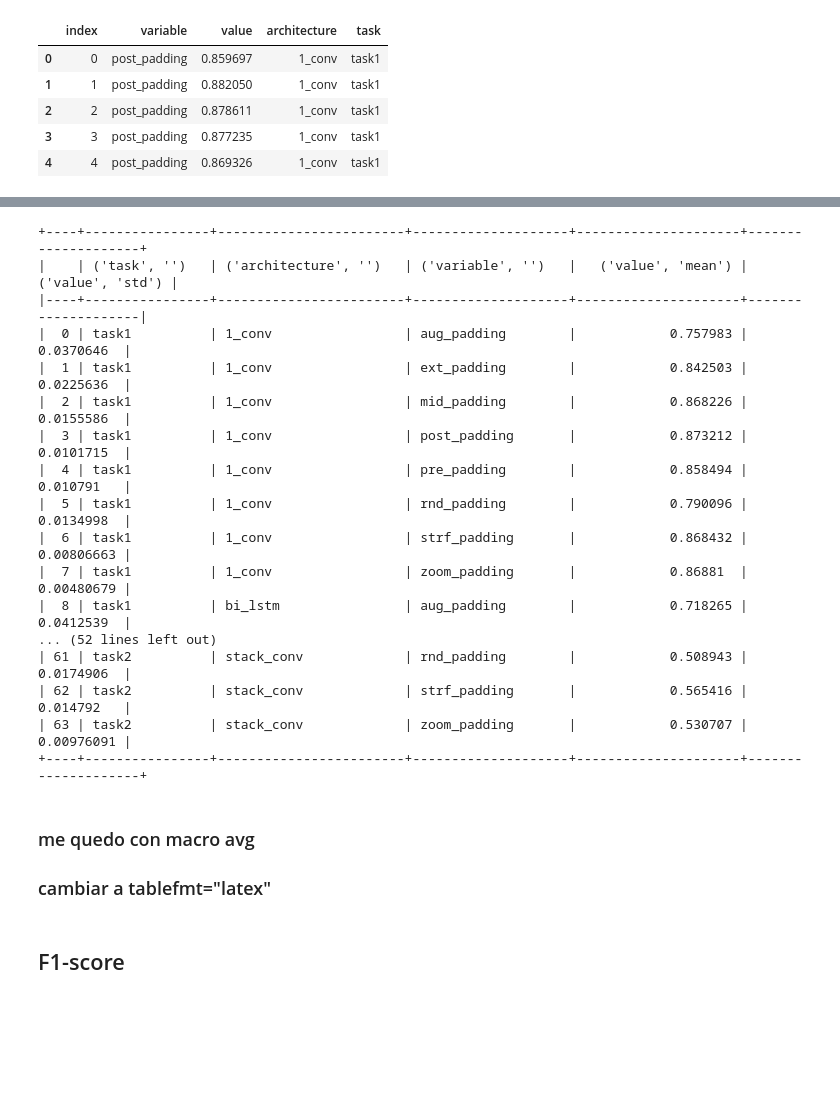
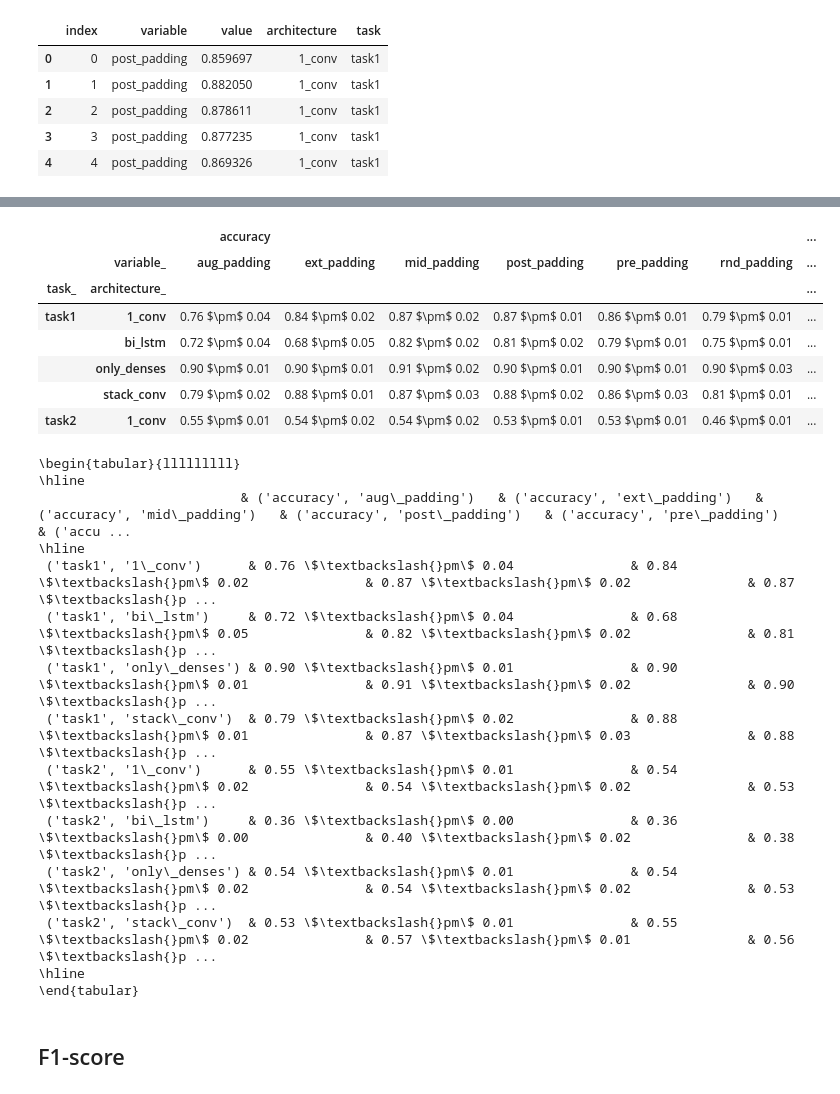
Before and after one commit to b2slab/padding_benchmark, a Jupyter notebook: notebooks/comparing_architectures.ipynb, the cells around one changed output, grey strips where cells are left out. Drawn from its saved outputs; the diff is of its cells as text; code cells hidden in the pictures; blank space fills up the shorter version.

```diff
--- a/notebooks/comparing_architectures.ipynb
+++ b/notebooks/comparing_architectures.ipynb
@@ -143,0 +185,3 @@ accu_group = accu_final.groupby(["task", "architecture", "variable"], as_index=F
+# %%
+accu_group.columns = ['_'.join(col) for col in accu_group.columns]
+accu_group.head()
@@ -143,0 +195,3 @@ accu_group = accu_final.groupby(["task", "architecture", "variable"], as_index=F
+# %%
+accu_group["accuracy"] = accu_group[['value_mean','value_std']].apply(lambda x : '{:0.2f} $\pm$ {:0.2f}'.format(x[0],x[1]), axis=1)
+accu_group.head()
@@ -143,0 +205,16 @@ accu_group = accu_final.groupby(["task", "architecture", "variable"], as_index=F
+# %%
+#prueba = accu_group.pivot(columns="variable_", index=["task_", "architecture_" ], values=["value_mean"])
+#prueba.head()
+
+accu_def = accu_group.loc[:,['task_', 'architecture_', 'variable_', "accuracy"]].set_index(['task_', 'architecture_', 'variable_']).unstack(level=-1)
+# %%
+accu_def.head()
+# %% [output]
+|  |  | accuracy |  |  |  |  |  | ... |
+|  | variable_ | aug_padding | ext_padding | mid_padding | post_padding | pre_padding | rnd_padding | ... |
+| task_ | architecture_ |  |  |  |  |  |  | ... |
+| task1 | 1_conv | 0.76 $\pm$ 0.04 | 0.84 $\pm$ 0.02 | 0.87 $\pm$ 0.02 | 0.87 $\pm$ 0.01 | 0.86 $\pm$ 0.01 | 0.79 $\pm$ 0.01 | ... |
+|  | bi_lstm | 0.72 $\pm$ 0.04 | 0.68 $\pm$ 0.05 | 0.82 $\pm$ 0.02 | 0.81 $\pm$ 0.02 | 0.79 $\pm$ 0.01 | 0.75 $\pm$ 0.01 | ... |
+|  | only_denses | 0.90 $\pm$ 0.01 | 0.90 $\pm$ 0.01 | 0.91 $\pm$ 0.02 | 0.90 $\pm$ 0.01 | 0.90 $\pm$ 0.01 | 0.90 $\pm$ 0.03 | ... |
+|  | stack_conv | 0.79 $\pm$ 0.02 | 0.88 $\pm$ 0.01 | 0.87 $\pm$ 0.03 | 0.88 $\pm$ 0.02 | 0.86 $\pm$ 0.03 | 0.81 $\pm$ 0.01 | ... |
+| task2 | 1_conv | 0.55 $\pm$ 0.01 | 0.54 $\pm$ 0.02 | 0.54 $\pm$ 0.02 | 0.53 $\pm$ 0.01 | 0.53 $\pm$ 0.01 | 0.46 $\pm$ 0.01 | ... |
@@ -144,26 +223,20 @@ accu_group = accu_final.groupby(["task", "architecture", "variable"], as_index=F
 # %%
-print(tabulate(accu_group, headers="keys", tablefmt='psql'))
+print(tabulate(accu_def, headers="keys", tablefmt='latex'))
 # %% [output]
-+----+----------------+------------------------+--------------------+---------------------+--------------------+
-|    | ('task', '')   | ('architecture', '')   | ('variable', '')   |   ('value', 'mean') |   ('value', 'std') |
-|----+----------------+------------------------+--------------------+---------------------+--------------------|
-|  0 | task1          | 1_conv                 | aug_padding        |            0.757983 |         0.0370646  |
-|  1 | task1          | 1_conv                 | ext_padding        |            0.842503 |         0.0225636  |
-|  2 | task1          | 1_conv                 | mid_padding        |            0.868226 |         0.0155586  |
-|  3 | task1          | 1_conv                 | post_padding       |            0.873212 |         0.0101715  |
-|  4 | task1          | 1_conv                 | pre_padding        |            0.858494 |         0.010791   |
-|  5 | task1          | 1_conv                 | rnd_padding        |            0.790096 |         0.0134998  |
-|  6 | task1          | 1_conv                 | strf_padding       |            0.868432 |         0.00806663 |
-|  7 | task1          | 1_conv                 | zoom_padding       |            0.86881  |         0.00480679 |
-|  8 | task1          | bi_lstm                | aug_padding        |            0.718265 |         0.0412539  |
-... (52 lines left out)
-| 61 | task2          | stack_conv             | rnd_padding        |            0.508943 |         0.0174906  |
-| 62 | task2          | stack_conv             | strf_padding       |            0.565416 |         0.014792   |
-| 63 | task2          | stack_conv             | zoom_padding       |            0.530707 |         0.00976091 |
-+----+----------------+------------------------+--------------------+---------------------+--------------------+
+\begin{tabular}{lllllllll}
+\hline
+                          & ('accuracy', 'aug\_padding')   & ('accuracy', 'ext\_padding')   & ('accuracy', 'mid\_padding')   & ('accuracy', 'post\_padding')   & ('accuracy', 'pre\_padding')   & ('accu ...
+\hline
+ ('task1', '1\_conv')      & 0.76 \$\textbackslash{}pm\$ 0.04               & 0.84 \$\textbackslash{}pm\$ 0.02               & 0.87 \$\textbackslash{}pm\$ 0.02               & 0.87 \$\textbackslash{}p ...
+ ('task1', 'bi\_lstm')     & 0.72 \$\textbackslash{}pm\$ 0.04               & 0.68 \$\textbackslash{}pm\$ 0.05               & 0.82 \$\textbackslash{}pm\$ 0.02               & 0.81 \$\textbackslash{}p ...
+ ('task1', 'only\_denses') & 0.90 \$\textbackslash{}pm\$ 0.01               & 0.90 \$\textbackslash{}pm\$ 0.01               & 0.91 \$\textbackslash{}pm\$ 0.02               & 0.90 \$\textbackslash{}p ...
+ ('task1', 'stack\_conv')  & 0.79 \$\textbackslash{}pm\$ 0.02               & 0.88 \$\textbackslash{}pm\$ 0.01               & 0.87 \$\textbackslash{}pm\$ 0.03               & 0.88 \$\textbackslash{}p ...
+ ('task2', '1\_conv')      & 0.55 \$\textbackslash{}pm\$ 0.01               & 0.54 \$\textbackslash{}pm\$ 0.02               & 0.54 \$\textbackslash{}pm\$ 0.02               & 0.53 \$\textbackslash{}p ...
+ ('task2', 'bi\_lstm')     & 0.36 \$\textbackslash{}pm\$ 0.00               & 0.36 \$\textbackslash{}pm\$ 0.00               & 0.40 \$\textbackslash{}pm\$ 0.02               & 0.38 \$\textbackslash{}p ...
+ ('task2', 'only\_denses') & 0.54 \$\textbackslash{}pm\$ 0.01               & 0.54 \$\textbackslash{}pm\$ 0.02               & 0.54 \$\textbackslash{}pm\$ 0.02               & 0.53 \$\textbackslash{}p ...
+ ('task2', 'stack\_conv')  & 0.53 \$\textbackslash{}pm\$ 0.01               & 0.55 \$\textbackslash{}pm\$ 0.02               & 0.57 \$\textbackslash{}pm\$ 0.01               & 0.56 \$\textbackslash{}p ...
+\hline
+\end{tabular}
-# %% [markdown]
-### me quedo con macro avg
-### cambiar a tablefmt="latex"
 # %% [markdown]
 ## F1-score
 # %%
```
Also changed, not shown: parts of 35 cells of this notebook, 4 other files.
